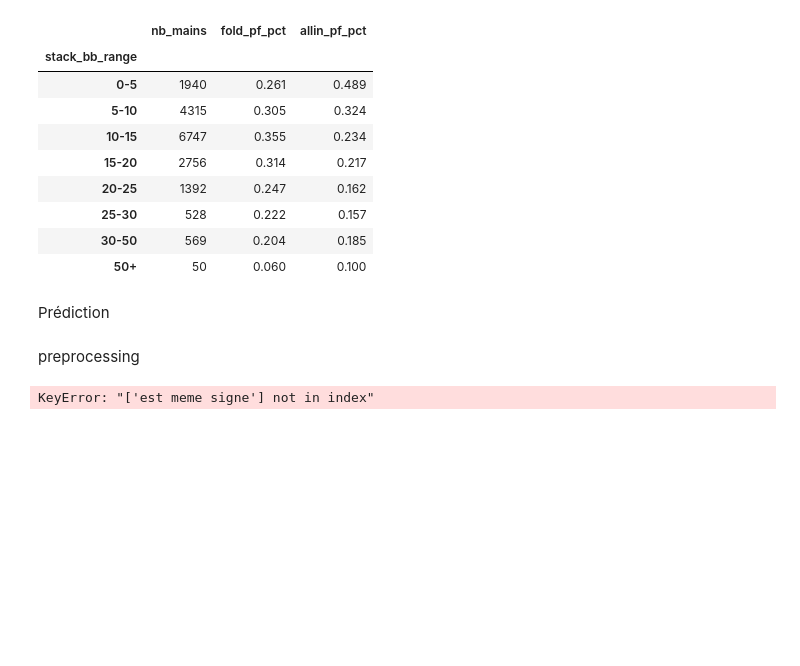
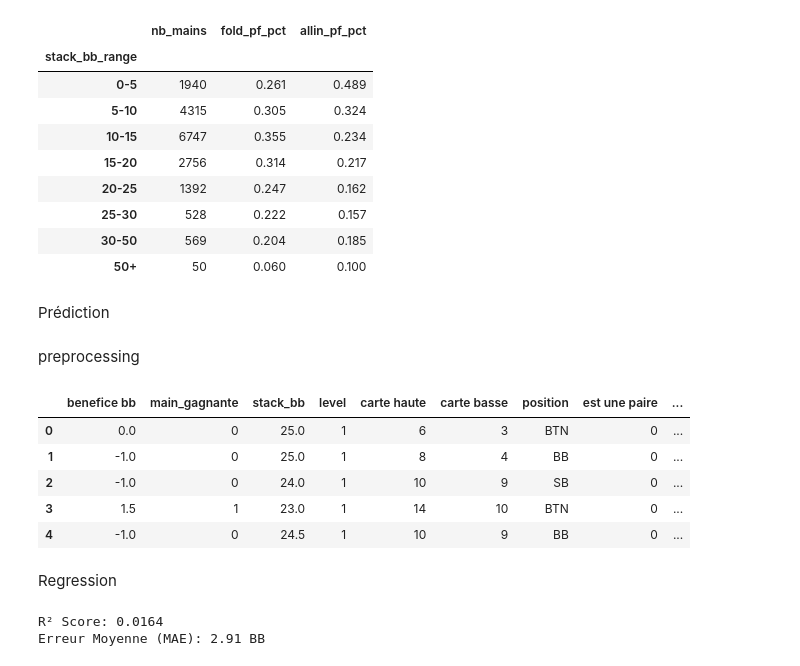
Before and after one commit to MathisKacer/projet_poker, a Jupyter notebook: execution.ipynb, the cells around one changed output. Cells and saved outputs as stored; diff of their text form; code cells hidden in the pictures; blank space fills up the shorter version.

```diff
--- a/execution.ipynb
+++ b/execution.ipynb
@@ -76,19 +86,49 @@ Prédiction
 # %% [markdown]
 preprocessing
 # %%
-mains_prediction = feature_engineering(tableau_mains)
+mains_select = feature_engineering(tableau_mains)
 
 var_numeriques = ['stack_bb', 'level', 'carte haute', 'carte basse']
-var_categorielles = ['position', 'main', 'est une paire', 'est meme signe', 'se suivent']
+var_categorielles = ['position', 'est une paire', 'est meme signe', 'se suivent']
 
-mains_prediction = mains_prediction[['benefice bb', 'main_gagnante']\
-                                    + var_numeriques + var_categorielles]
-
-mains_prediction.head()
+mains_select = mains_select[['benefice bb', 'main_gagnante']\
+                                    + var_numeriques + var_categorielles + ['main', 'hero']]
 
 preprocessor = ColumnTransformer([
     ('num', StandardScaler(), var_numeriques),
     ('cat', OneHotEncoder(handle_unknown='ignore'), var_categorielles)
 ])
+
+mains_select.head()
 # %% [output]
-KeyError: "['est meme signe'] not in index"
+|  | benefice bb | main_gagnante | stack_bb | level | carte haute | carte basse | position | est une paire | ... |
+| 0 | 0.0 | 0 | 25.0 | 1 | 6 | 3 | BTN | 0 | ... |
+| 1 | -1.0 | 0 | 25.0 | 1 | 8 | 4 | BB | 0 | ... |
+| 2 | -1.0 | 0 | 24.0 | 1 | 10 | 9 | SB | 0 | ... |
+| 3 | 1.5 | 1 | 23.0 | 1 | 14 | 10 | BTN | 0 | ... |
+| 4 | -1.0 | 0 | 24.5 | 1 | 10 | 9 | BB | 0 | ... |
+# %% [markdown]
+Regression
+# %%
+def regression(var_interet, var_auxiliaires, hero):
+    reg_pipeline = Pipeline([
+        ('prepro', preprocessor),
+        ('regressor', RandomForestRegressor(n_estimators=100, random_state=42, max_depth=4))
+    ])
+
+    mains_prediction = mains_select[mains_select['hero'] == hero]
+    X = mains_prediction[var_auxiliaires]
+    y_reg = mains_prediction[var_interet]
+
+    X_train, X_test, y_train, y_test = train_test_split(X, y_reg, test_size=0.2, random_state=42)
+
+    reg_pipeline.fit(X_train, y_train)
+    y_pred_reg = reg_pipeline.predict(X_test)
+
+    print(f"R² Score: {r2_score(y_test, y_pred_reg):.4f}")
+    print(f"Erreur Moyenne (MAE): {mean_absolute_error(y_test, y_pred_reg):.2f} BB")
+
+regression('benefice bb', var_numeriques + var_categorielles, 'MathisKcr')
+# %% [output]
+R² Score: 0.0164
+Erreur Moyenne (MAE): 2.91 BB
```
Also changed, not shown: parts of 13 cells of this notebook.
